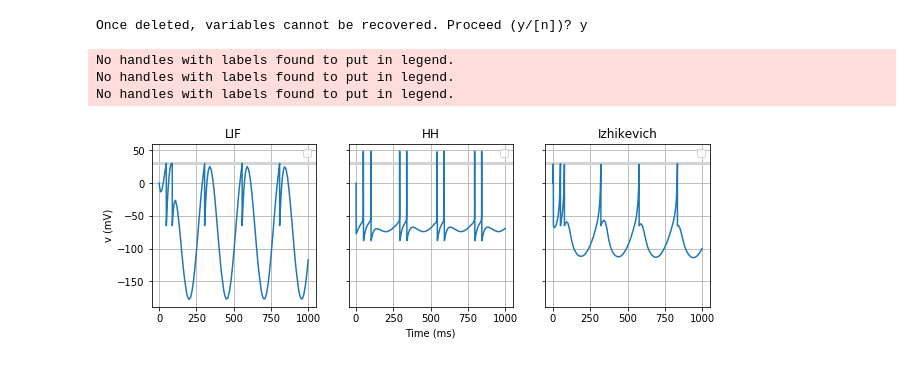
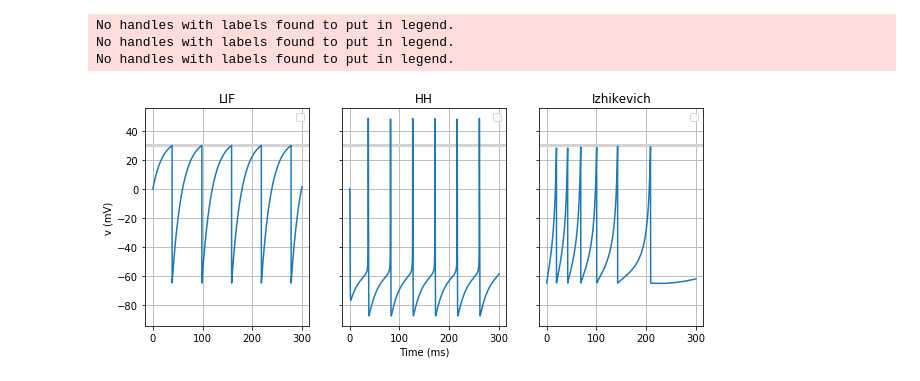
Before and after one commit to williampeer/open-source, a Jupyter notebook: neuron-models.ipynb, the cells around one changed output. Saved outputs shown, nothing was run; the diff lists cells and outputs as text; code cells hidden in the pictures.

Commit message:
Update neuron-models, update .gitignore

```diff
--- a/neuron-models.ipynb
+++ b/neuron-models.ipynb
@@ -1,5 +1,4 @@
 # %%
-%reset
 from brian2 import *
 from numpy import sin
 %matplotlib inline
@@ -19,7 +18,7 @@ I : amp
 G_LIF = NeuronGroup(1, eqs_LIF, threshold='v>30*mV', reset='v=E_L', method='euler')
 # G_LIF.v = c
 statemon_LIF = StateMonitor(G_LIF[:], 'v', record=True)
-# G_LIF.I = 20*mA
+G_LIF.I = 100*mA
 
 # ========= HH ===========
 # Parameters
@@ -51,66 +50,65 @@ G_HH = NeuronGroup(1, eqs_HH,
 
 statemon_HH = StateMonitor(G_HH[:], 'v', record=True)
 # G_HH.v = X
-# G_HH.I = 20*mA
+G_HH.I = 0.1*nA
 # run(1000*ms)
 
 # ========= Izhikevich ===========
 eqs_Izhikevich = '''
-dv/dt = (0.04*v**2/mV + 5*v + 140*mV - u + I*ohm)/tau : volt
-du/dt = a * (b*v - u)/tau : volt
-dg/dt = -g/(5*tau) : 1
-I : amp
+dv/dt = (0.04*v**2 + 5*v + 140 - u + I)/tau : 1
+du/dt = a * (b*v - u)/tau : 1
+I : 1
 '''
 
 a = 0.01; b = 0.2
-c = -65*mV; c_var = 5; d = 8*mV; d_var = 2;
+c = -65; c_var = 5; d = 8; d_var = 2;
 
-G_izhikevich = NeuronGroup(1, eqs_Izhikevich, threshold='v>30*mV',
+G_izhikevich = NeuronGroup(1, eqs_Izhikevich, threshold='v>30',
                            reset='''v=c; u=u+d; g=1''', method='euler')
-# G_izhikevich.v = c
+G_izhikevich.v = c
 statemon_izhikevich = StateMonitor(G_izhikevich[:], 'v', record=True)
-# G_izhikevich.I = 20*mA
+G_izhikevich.I = 60
 
-t_accumul = 0
-# run(1000*ms)
-for i in range(0, 100):
-    t_accumul += 0.25
-    G_LIF.I = sin(t_accumul) * 125*mA
-    G_HH.I = sin(t_accumul) * 0.1*nA
-    G_izhikevich.I = sin(t_accumul) * 60*mA
-    run(10*ms)
+# t_accumul = 0
+run(300*ms)
+# for i in range(0, 100):
+#     t_accumul += 0.25
+#     G_LIF.I = sin(t_accumul) * 10*mA
+#     G_HH.I = sin(t_accumul) * 0.1*nA
+#     G_izhikevich.I = sin(t_accumul) * 60*mA
+#     run(10*ms)
-# %% [output]
-Once deleted, variables cannot be recovered. Proceed (y/[n])? y
 # %%
-fig3 = figure(figsize=(10, 3))
+fig3 = figure(figsize=(10, 4))
 (ax3, ax4, ax5) = fig3.subplots(1, 3, sharey=True)
 ax3.set_ylabel('v (mV)')
 ax3.grid(True)
 ax4.grid(True)
 ax5.grid(True)
 
 # ============= LIF ==============
 ax3.axhline(30, ls='-', c='lightgray', lw=3)
 ax3.plot(statemon_LIF.t/ms, statemon_LIF.v.T/mV, '-')
 ax3.set_title('LIF')
 # ax3.set_xlabel('Time (ms)')
 ax3.legend();
 
 # ============= HH ===============
 ax4.axhline(30, ls='-', c='lightgray', lw=3)
 ax4.plot(statemon_HH.t/ms, statemon_HH.v.T/mV, '-')
 ax4.set_title('HH')
 ax4.set_xlabel('Time (ms)')
 ax4.legend();
 
 # ========= Izhikevich ===========
 ax5.axhline(30, ls='-', c='lightgray', lw=3)
-ax5.plot(statemon_izhikevich.t/ms, statemon_izhikevich.v.T/mV, '-')
+ax5.plot(statemon_izhikevich.t/ms, statemon_izhikevich.v.T, '-')
 ax5.set_title('Izhikevich')
 # ax5.set_xlabel('Time (ms)')
 ax5.legend();
+
+fig3.savefig('./neurons.eps', format='eps', dpi=1200)
 # %% [output]
 No handles with labels found to put in legend.
 No handles with labels found to put in legend.
 No handles with labels found to put in legend.
-[figure, old version]
+[figure, new version]
```
Also changed, not shown: 1 other file.
